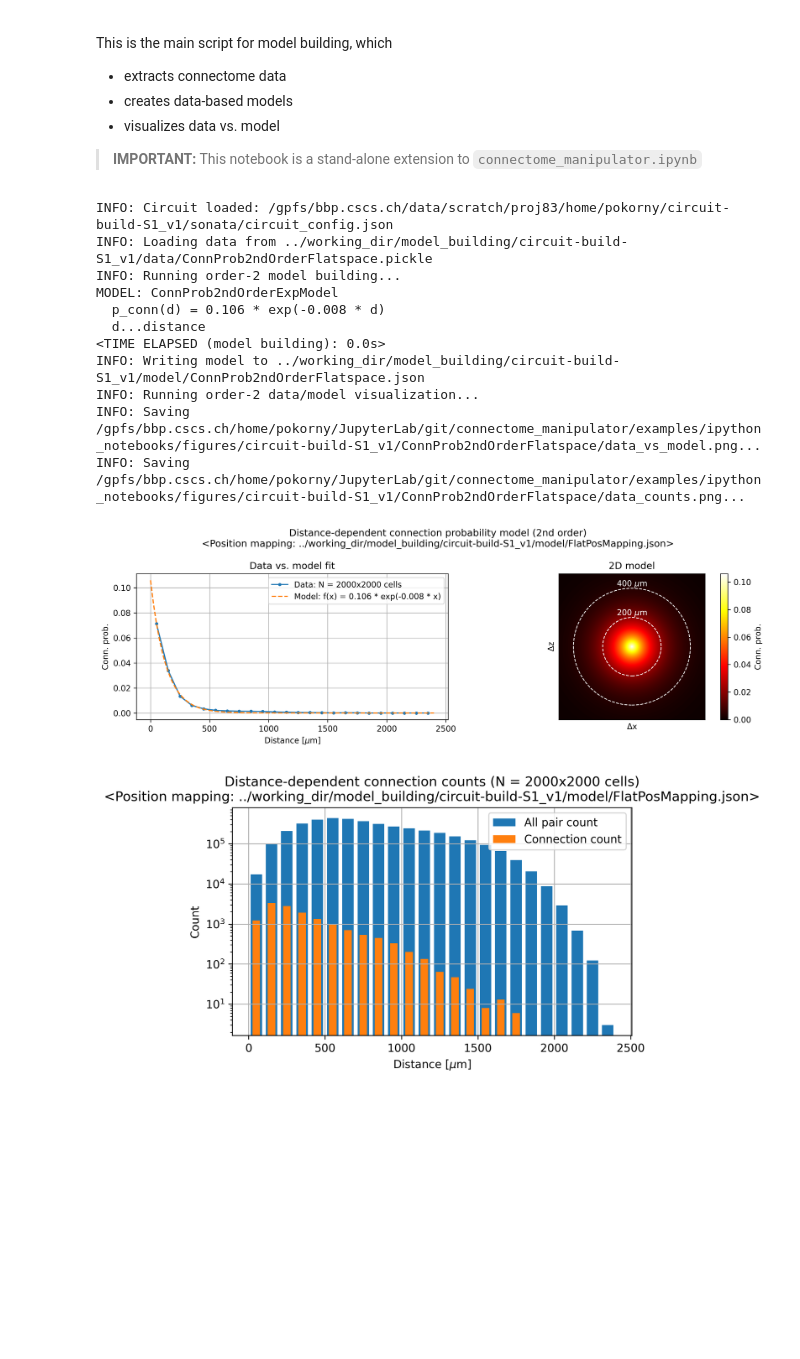
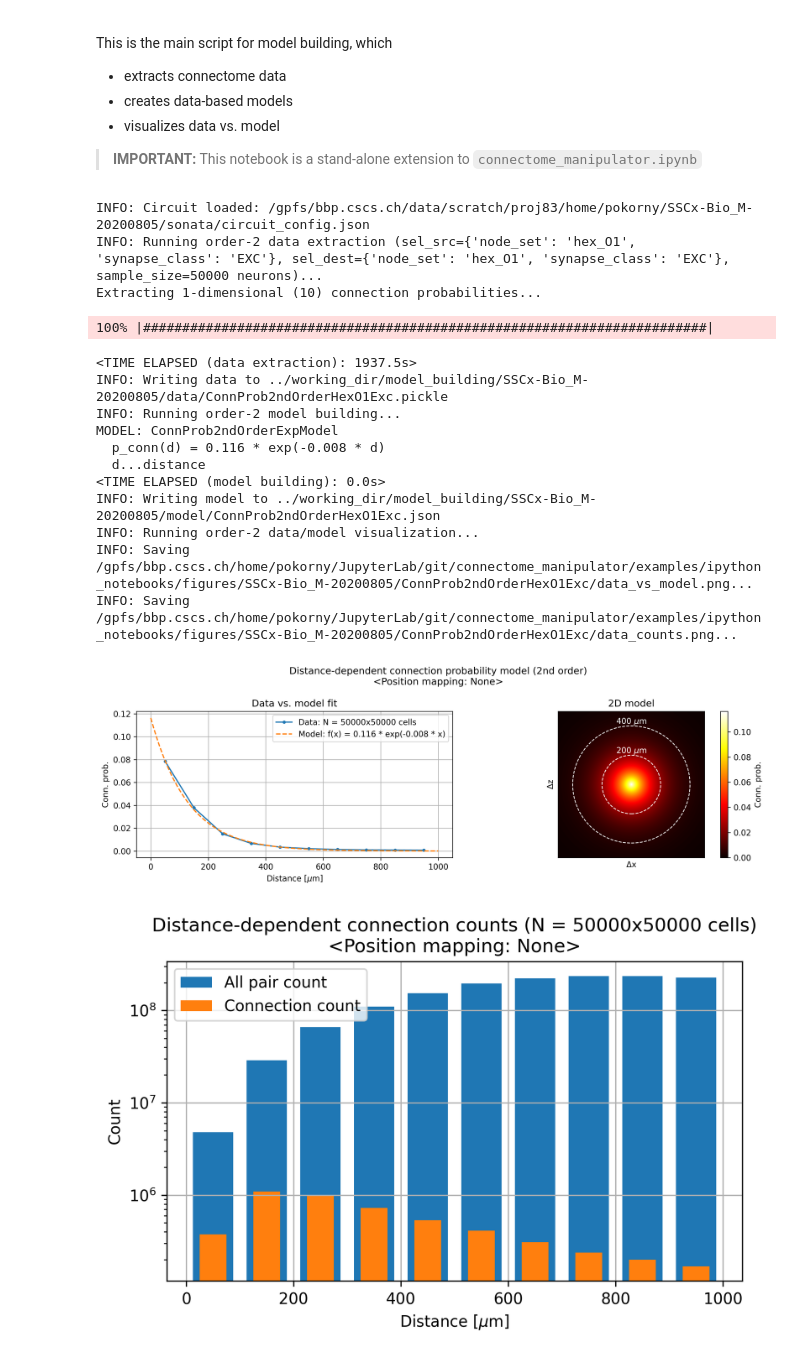
Before and after one commit to BlueBrain/connectome-manipulator, a Jupyter notebook: examples/ipython_notebooks/model_building.ipynb, the cells around one changed output. Drawn from its saved outputs; the diff is of its cells as text; code cells hidden in the pictures; blank space fills up the shorter version.

Commit message:
Improved nodes/edges access & added test cases

```diff
--- a/examples/ipython_notebooks/model_building.ipynb
+++ b/examples/ipython_notebooks/model_building.ipynb
@@ -18,9 +18,17 @@ from connectome_manipulator.model_building import model_building
 # %%
 # Model building - Configuration
 
-circuit_path = '/gpfs/bbp.cscs.ch/data/scratch/proj83/home/pokorny/circuit-build-S1_v1'
+# circuit_path = '/gpfs/bbp.cscs.ch/project/proj83/home/pokorny/SimplifiedConnectomeModels/circuits/SSCx-Bio_M-20200805-HexO1'
+# circuit_name = os.path.split(circuit_path)[-1]
+# circuit_config = os.path.join(circuit_path, 'sonata', 'circuit_config.json')
+
+circuit_path = '/gpfs/bbp.cscs.ch/data/scratch/proj83/home/pokorny/SSCx-Bio_M-20200805'
 circuit_name = os.path.split(circuit_path)[-1]
 circuit_config = os.path.join(circuit_path, 'sonata', 'circuit_config.json')
+
+# circuit_path = '/gpfs/bbp.cscs.ch/data/scratch/proj83/home/pokorny/circuit-build-S1_v1'
+# circuit_name = os.path.split(circuit_path)[-1]
+# circuit_config = os.path.join(circuit_path, 'sonata', 'circuit_config.json')
 
 # circuit_path = manip_config['circuit_path']
 # circuit_name = f'{os.path.split(circuit_path)[-1]}__{manip_config["manip"]["name"]}'
@@ -52,45 +60,51 @@ model_config['circuit_config'] = circuit_config
 # model_config['model'] = {'name': 'ConnProb2ndOrderEI', 'fct': {'source': 'conn_prob', 'kwargs': {'order': 2, 'sel_src': 'Excitatory', 'sel_dest': 'Inhibitory', 'sample_size': 1000, 'bin_size_um': 100, 'max_range_um': None}}}
 # model_config['model'] = {'name': 'ConnProb2ndOrderIE', 'fct': {'source': 'conn_prob', 'kwargs': {'order': 2, 'sel_src': 'Inhibitory', 'sel_dest': 'Excitatory', 'sample_size': 1000, 'bin_size_um': 100, 'max_range_um': None}}}
 # model_config['model'] = {'name': 'ConnProb2ndOrderII', 'fct': {'source': 'conn_prob', 'kwargs': {'order': 2, 'sel_src': 'Inhibitory', 'sel_dest': 'Inhibitory', 'sample_size': 1000, 'bin_size_um': 100, 'max_range_um': None}}}
 # model_config['model'] = {'name': 'ConnProb3rdOrder', 'fct': {'source': 'conn_prob', 'kwargs': {'order': 3, 'sample_size': 1000, 'bin_size_um': 100, 'max_range_um': None}}}
 # model_config['model'] = {'name': 'ConnProb4thOrder', 'fct': {'source': 'conn_prob', 'kwargs': {'order': 4, 'sample_size': 2000, 'bin_size_um': 40, 'max_range_um': 500, 'model_specs': {'name': 'LinearInterpolation'}}}}
 # model_config['model'] = {'name': 'ConnProb5thOrder', 'fct': {'source': 'conn_prob', 'kwargs': {'order': 5, 'sample_size': 2000, 'position_bin_size_um': 500, 'offset_bin_size_um': 100, 'offset_max_range_um': 500, 'model_specs': {'name': 'LinearInterpolation'}}}}
 # model_config['model'] = {'name': 'FlatPosMapping', 'fct': {'source': 'pos_mapping', 'kwargs': {'flatmap_path': '/gpfs/bbp.cscs.ch/project/proj83/home/bolanos', 'xy_file': 'BB_Rat_SSCX_flatmap_v2', 'z_file': 'BB_Rat_SSCX_flatmap_v2_depths', 'xy_scale': None, 'z_scale': -1.0}}}
 # model_config['model'] = {'name': 'ConnProb2ndOrderFlatspace', 'fct': {'source': 'conn_prob', 'kwargs': {'order': 2, 'sample_size': 1000, 'bin_size_um': 100, 'max_range_um': None, 'pos_map_file': '../working_dir/model_building/circuit-build-S1_v1/model/FlatPosMapping.pickle'}}}
 # model_config['model'] = {'name': 'ConnProb3rdOrderFlatspace', 'fct': {'source': 'conn_prob', 'kwargs': {'order': 3, 'sample_size': 1000, 'bin_size_um': 100, 'max_range_um': None, 'pos_map_file': '../working_dir/model_building/circuit-build-S1_v1/model/FlatPosMapping.pickle'}}}
 # model_config['model'] = {'name': 'ConnProb4thOrderFlatspace', 'fct': {'source': 'conn_prob', 'kwargs': {'order': 4, 'sample_size': 2000, 'bin_size_um': 40, 'max_range_um': 500, 'model_specs': {'name': 'LinearInterpolation'}, 'pos_map_file': '../working_dir/model_building/circuit-build-S1_v1/model/FlatPosMapping.pickle'}}}
 # model_config['model'] = {'name': 'ConnProb5thOrderFlatspace', 'fct': {'source': 'conn_prob', 'kwargs': {'order': 5, 'sample_size': 2000, 'position_bin_size_um': [5000, 5000, 500], 'offset_bin_size_um': 50, 'offset_max_range_um': 500, 'model_specs': {'name': 'LinearInterpolation'}, 'pos_map_file': '../working_dir/model_building/circuit-build-S1_v1/model/FlatPosMapping.pickle'}}}
 # model_config['model'] = {'name': 'ConnProb5thOrderFlatspaceTest', 'fct': {'source': 'conn_prob', 'kwargs': {'order': 5, 'sample_size': 2000, 'position_bin_size_um': 5000, 'offset_bin_size_um': 40, 'offset_max_range_um': 500, 'model_specs': {'name': 'LinearInterpolation'}, 'pos_map_file': '../working_dir/model_building/circuit-build-S1_v1/model/FlatPosMapping.pickle'}}}
 
 # model_config['model'] = {'name': 'ConnProb2ndOrder', 'fct': {'source': 'conn_prob', 'kwargs': {'order': 2, 'sel_src': 'Excitatory', 'sel_dest': 'Excitatory', 'sample_size': None, 'bin_size_um': 100, 'max_range_um': None}}}
 # model_config['model'] = {'name': 'DistDepDelay', 'fct': {'source': 'delay', 'kwargs': {'sample_size': None, 'bin_size_um': 100, 'max_range_um': None}}}
 # model_config['model'] = {'name': 'FlatPosMapping', 'fct': {'source': 'pos_mapping', 'kwargs': {'flatmap_path': '/gpfs/bbp.cscs.ch/project/proj83/home/bolanos', 'xy_file': 'BB_Rat_SSCX_flatmap_v2', 'z_file': 'BB_Rat_SSCX_flatmap_v2_depths', 'xy_scale': [34.0, 34.0], 'z_scale': -1.0}}}
 # model_config['model'] = {'name': 'ConnPropsPerMType', 'fct': {'source': 'conn_props', 'kwargs': {'min_sample_size_per_group': 10, 'max_sample_size_per_group': 100}}}
 # model_config['model'] = {'name': 'ConnProb1stOrder', 'fct': {'source': 'conn_prob', 'kwargs': {'order': 1, 'sample_size': 2000}}}
-# model_config['model'] = {'name': 'ConnProb2ndOrder', 'fct': {'source': 'conn_prob', 'kwargs': {'order': 2, 'sample_size': 2000, 'bin_size_um': 100, 'max_range_um': None}}}
-model_config['model'] = {'name': 'ConnProb2ndOrderFlatspace', 'fct': {'source': 'conn_prob', 'kwargs': {'order': 2, 'sample_size': 2000, 'bin_size_um': 100, 'max_range_um': None, 'pos_map_file': '../working_dir/model_building/circuit-build-S1_v1/model/FlatPosMapping.json'}}}
+model_config['model'] = {'name': 'ConnProb2ndOrderHexO1Exc', 'fct': {'source': 'conn_prob', 'kwargs': {'order': 2, 'sel_src': {'node_set': 'hex_O1', 'synapse_class': 'EXC'}, 'sel_dest': {'node_set': 'hex_O1', 'synapse_class': 'EXC'}, 'sample_size': 50000, 'bin_size_um': 100, 'max_range_um': 1000}}}
+# model_config['model'] = {'name': 'ConnProb2ndOrderFlatspace', 'fct': {'source': 'conn_prob', 'kwargs': {'order': 2, 'sample_size': 2000, 'bin_size_um': 100, 'max_range_um': None, 'pos_map_file': '../working_dir/model_building/circuit-build-S1_v1/model/FlatPosMapping.json'}}}
 # model_config['model'] = {'name': 'ConnProb3rdOrder', 'fct': {'source': 'conn_prob', 'kwargs': {'order': 3, 'sample_size': 2000, 'bin_size_um': 100, 'max_range_um': None}}}
 # model_config['model'] = {'name': 'ConnProb4thOrder', 'fct': {'source': 'conn_prob', 'kwargs': {'order': 4, 'sample_size': 2000, 'bin_size_um': 50, 'max_range_um': 500, 'smoothing_sigma_um': 50, 'model_specs': {'name': 'LinearInterpolation'}}}}
+# model_config['model'] = {'name': 'ConnProb4thOrderFlatspace', 'fct': {'source': 'conn_prob', 'kwargs': {'order': 4, 'sample_size': 2000, 'bin_size_um': 50, 'max_range_um': 500, 'smoothing_sigma_um': 50, 'model_specs': {'name': 'LinearInterpolation'}, 'pos_map_file': '../working_dir/model_building/circuit-build-S1_v1/model/FlatPosMapping.json'}}}
 # model_config['model'] = {'name': 'ConnProb5thOrder', 'fct': {'source': 'conn_prob', 'kwargs': {'order': 5, 'sample_size': 2000, 'position_bin_size_um': [5000, 5000, 500], 'offset_bin_size_um': 100, 'offset_max_range_um': 500, 'smoothing_sigma_um': 100, 'model_specs': {'name': 'LinearInterpolation'}}}}
+# model_config['model'] = {'name': 'ConnProb5thOrderFlatspace', 'fct': {'source': 'conn_prob', 'kwargs': {'order': 5, 'sample_size': 2000, 'position_bin_size_um': [5000, 5000, 500], 'offset_bin_size_um': 100, 'offset_max_range_um': 500, 'smoothing_sigma_um': 100, 'model_specs': {'name': 'LinearInterpolation'}, 'pos_map_file': '../working_dir/model_building/circuit-build-S1_v1/model/FlatPosMapping.json'}}}
 
 # model_config['model'] = {'name': 'ConnProb1stOrder', 'fct': {'source': 'conn_prob', 'kwargs': {'order': 1, 'sample_size': None}}}
 # model_config['model'] = {'name': 'DistDepDelay', 'fct': {'source': 'delay', 'kwargs': {'sample_size': None, 'bin_size_um': 100, 'max_range_um': None}}}
 # model_config_pathways = model_building.create_model_config_per_pathway(model_config, 'synapse_class')
 
 # Model building - Run
 model_building.main(model_config, show_fig=True, force_recomp=[False, True])
 # model_building.main(model_config_pathways, show_fig=False, force_recomp=[True, True])
 # %% [output]
-INFO: Circuit loaded: /gpfs/bbp.cscs.ch/data/scratch/proj83/home/pokorny/circuit-build-S1_v1/sonata/circuit_config.json
-INFO: Loading data from ../working_dir/model_building/circuit-build-S1_v1/data/ConnProb2ndOrderFlatspace.pickle
-INFO: Running order-2 model building...
-MODEL: ConnProb2ndOrderExpModel
-  p_conn(d) = 0.106 * exp(-0.008 * d)
-  d...distance
-<TIME ELAPSED (model building): 0.0s>
-INFO: Writing model to ../working_dir/model_building/circuit-build-S1_v1/model/ConnProb2ndOrderFlatspace.json
-INFO: Running order-2 data/model visualization...
-INFO: Saving /gpfs/bbp.cscs.ch/home/pokorny/JupyterLab/git/connectome_manipulator/examples/ipython_notebooks/figures/circuit-build-S1_v1/ConnProb2ndOrderFlatspace/data_vs_model.png...
-INFO: Saving /gpfs/bbp.cscs.ch/home/pokorny/JupyterLab/git/connectome_manipulator/examples/ipython_notebooks/figures/circuit-build-S1_v1/ConnProb2ndOrderFlatspace/data_counts.png...
+INFO: Circuit loaded: /gpfs/bbp.cscs.ch/data/scratch/proj83/home/pokorny/SSCx-Bio_M-20200805/sonata/circuit_config.json
+INFO: Running order-2 data extraction (sel_src={'node_set': 'hex_O1', 'synapse_class': 'EXC'}, sel_dest={'node_set': 'hex_O1', 'synapse_class': 'EXC'}, sample_size=50000 neurons)...
+Extracting 1-dimensional (10) connection probabilities...
+100% |########################################################################|
+<TIME ELAPSED (data extraction): 1937.5s>
+INFO: Writing data to ../working_dir/model_building/SSCx-Bio_M-20200805/data/ConnProb2ndOrderHexO1Exc.pickle
+INFO: Running order-2 model building...
+MODEL: ConnProb2ndOrderExpModel
+  p_conn(d) = 0.116 * exp(-0.008 * d)
+  d...distance
+<TIME ELAPSED (model building): 0.0s>
+INFO: Writing model to ../working_dir/model_building/SSCx-Bio_M-20200805/model/ConnProb2ndOrderHexO1Exc.json
+INFO: Running order-2 data/model visualization...
+INFO: Saving /gpfs/bbp.cscs.ch/home/pokorny/JupyterLab/git/connectome_manipulator/examples/ipython_notebooks/figures/SSCx-Bio_M-20200805/ConnProb2ndOrderHexO1Exc/data_vs_model.png...
+INFO: Saving /gpfs/bbp.cscs.ch/home/pokorny/JupyterLab/git/connectome_manipulator/examples/ipython_notebooks/figures/SSCx-Bio_M-20200805/ConnProb2ndOrderHexO1Exc/data_counts.png...
-[figure, old version]
+[figure, new version]
-[figure, old version]
+[figure, new version]
```
Also changed, not shown: 13 other files.
